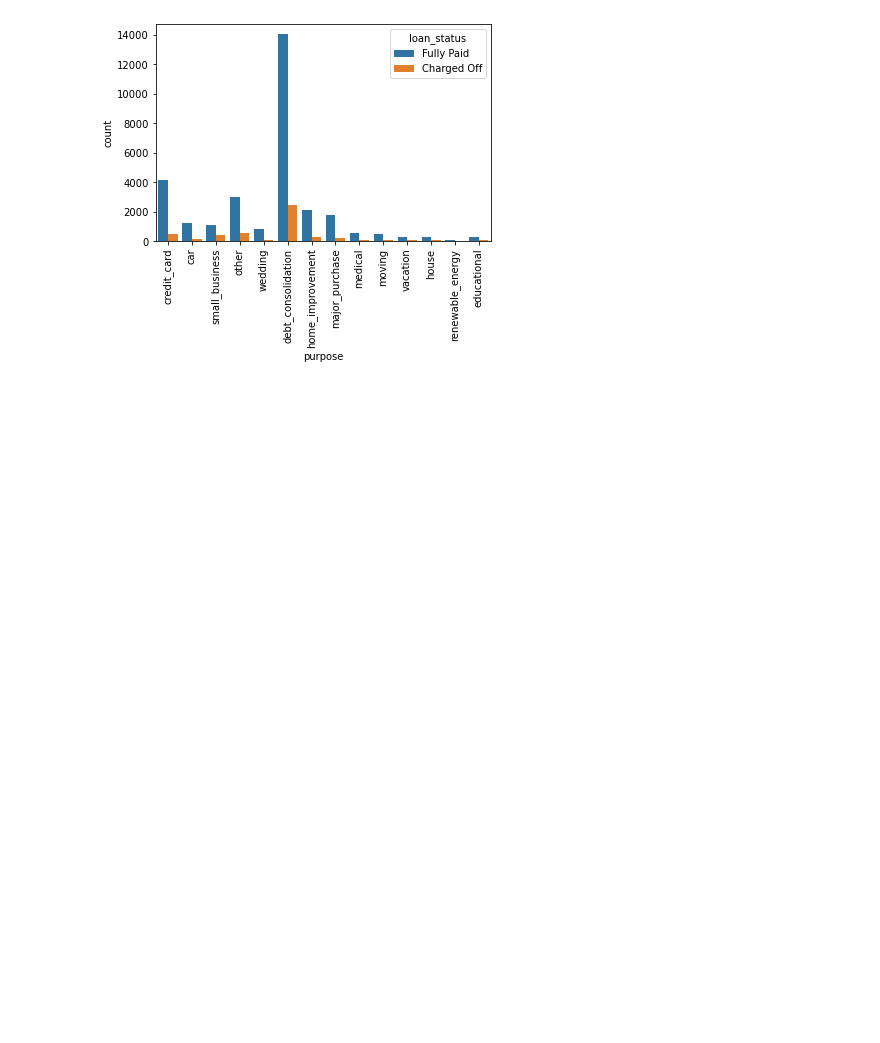
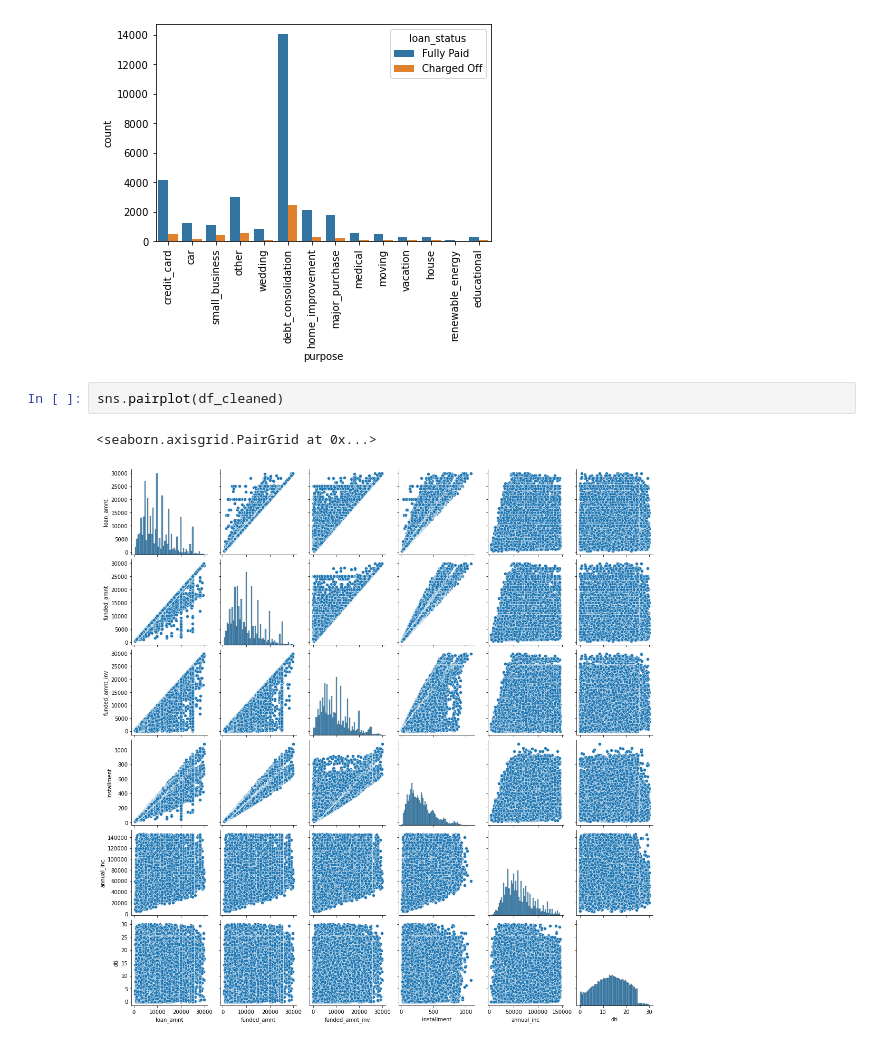
Before and after one commit to arooshp/lendingclub, a Jupyter notebook: lending_club_case_study.ipynb, the cells around one changed output. Saved outputs shown, nothing was run; the diff lists cells and outputs as text; blank space fills up the shorter version.

```diff
--- a/lending_club_case_study.ipynb
+++ b/lending_club_case_study.ipynb
@@ -532,3 +528,8 @@ plt.xticks(rotation = 90)
   Text(12, 0, 'renewable_energy'),
   Text(13, 0, 'educational')])
 [figure]
+# %%
+sns.pairplot(df_cleaned)
+# %% [output]
+<seaborn.axisgrid.PairGrid at 0x...>
+[figure, added]
```
Also changed, not shown: parts of 15 cells of this notebook.
